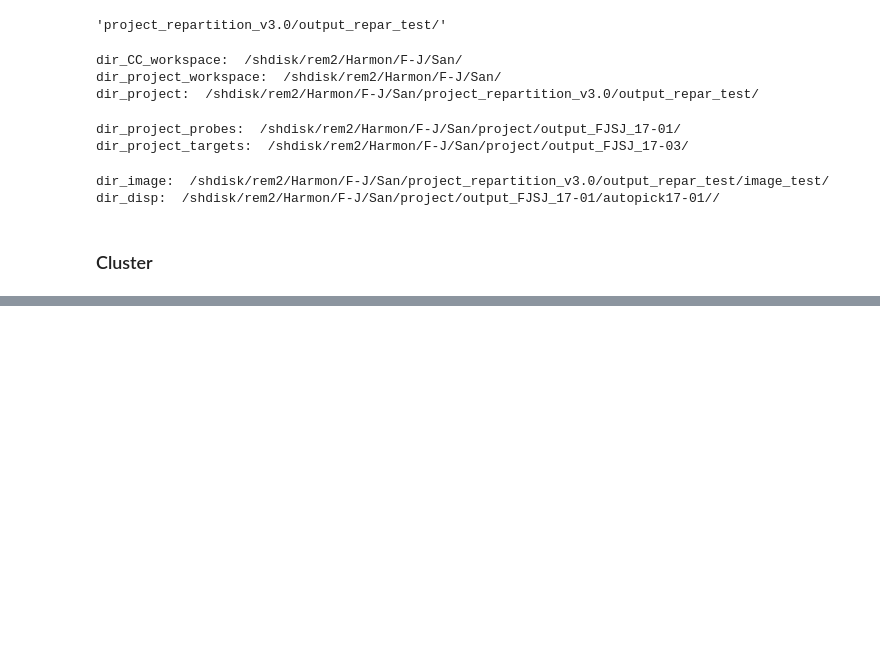
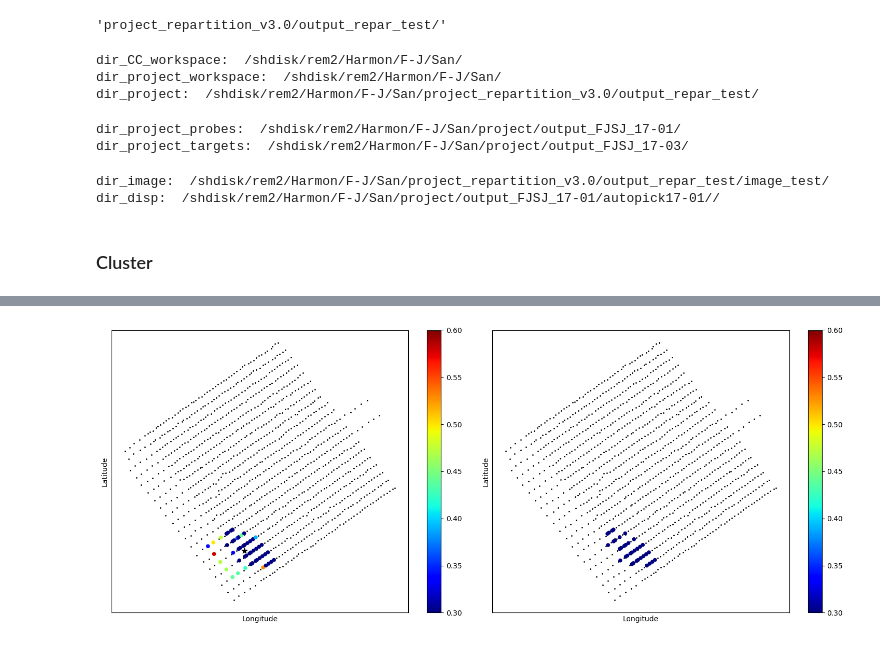
Before and after one commit to harmonsong/SGB_tomography_project, a Jupyter notebook: Codes/repar_idea_v3.0/3-2-2-1_KS-Repartition.ipynb, the cells around one changed output, grey strips where cells are left out. Cells and saved outputs as stored; diff of their text form; code cells hidden in the pictures; blank space fills up the shorter version.

```diff
--- a/Codes/repar_idea_v3.0/3-2-2-1_KS-Repartition.ipynb
+++ b/Codes/repar_idea_v3.0/3-2-2-1_KS-Repartition.ipynb
@@ -107,6 +107,7 @@ faults = np.load('clark_faults.npy', allow_pickle='TRUE').item()
 # %%
 phase_mean = info_basic_bi['phase_mean']
 ks_f_range = info_basic['ks_f_range']
+ks_f_range = [10,15]
 # %%
 def extract_probes(key_subwork):
     global dir_project
@@ -275,0 +238,4 @@ phase_percent:  52.96150928933054 %
+# %%
+probe_accept_all = {}
+lon_accept_all = {}
+lat_accept_all = {}
@@ -275,0 +267,75 @@ phase_percent:  52.96150928933054 %
+# %%
+ds_probe_all = {}
+for probe in info_basic_probes['key_subworks']:
+    file_ds = dir_project_probes  + info_basic_probes['dir_ds'] + 'ds_'+probe+'.h5'
+    ds = h5py.File(file_ds,'r')
+    ds_probe_all[probe] = ds['ds_remove'][0]
+    ds.close()
+# %%
+flag_pass = 0.3
+# %%
+target = targets[1]
+probe_accept = probe_accept_all[target]
+lon_accept = lon_accept_all[target]
+lat_accept = lat_accept_all[target]
+
+lon_centroid = np.mean(lon_accept)
+lat_centroid = np.mean(lat_accept)
+index = find_nearest(lon_centroid,lat_centroid,lon_accept,lat_accept)
+probe_ref = probe_accept[index]
+
+f_sample = np.linspace(ks_f_range[0],ks_f_range[1],200,endpoint=False)
+c_pick = {}
+for probe in probe_accept:
+    c_pick[probe] = []
+    file_ds = dir_project_probes  + info_basic_probes['dir_disp'] + 'autopick_'+probe+'.txt'
+    disp = np.loadtxt(file_ds,delimiter=',')
+    index = np.where((disp[:,0]>=ks_f_range[0]) & (disp[:,0]<=ks_f_range[1]))[0]
+    disp = disp[index,:]
+    f_this = disp[:,0]
+    c_this = disp[:,1]
+    # 生成插值函数,可以外推
+    f = interpolate.interp1d(f_this,c_this,kind='cubic')
+    c_pick[probe] = f(f_sample)
+
+f_pick_ref = np.loadtxt(dir_disp_probes+'autopick_'+probe_ref+'.txt',delimiter=',')[:,0]
+c_pick_ref0 = np.loadtxt(dir_disp_probes+'autopick_'+probe_ref+'.txt',delimiter=',')[:,1]
+f = interpolate.interp1d(f_pick_ref,c_pick_ref0,kind='cubic')
+c_pick_ref = f(f_sample)
+
+ks_p_values = []
+ks_statistic = []
+for probe in probe_accept:
+    ks_p_values.append(ks_2samp(c_pick[probe]-np.mean(c_pick[probe]),c_pick_ref-np.mean(c_pick_ref))[1])
+    ks_statistic.append(ks_2samp(c_pick[probe]-np.mean(c_pick[probe]),c_pick_ref-np.mean(c_pick_ref))[0])
+
+index_pass = np.array(ks_statistic)<flag_pass
+probe_pass = np.array(probe_accept)[index_pass]
+lon_pass = np.array(lon_accept)[index_pass]
+lat_pass = np.array(lat_accept)[index_pass]
+ks_statistic_pass = np.array(ks_statistic)[index_pass]
+
+fig = plt.figure(figsize=(15,6))
+ax = fig.add_subplot(121)
+ax.scatter(lon_all,lat_all,c='k',s=1)
+im = ax.scatter(lon_accept,lat_accept,c=ks_statistic,s=20,cmap='jet')
+ax.scatter(lon_centroid,lat_centroid,c='k',s=60,marker='*',label = 'centroid')
+plt.colorbar(im, ax=ax)
+im.set_clim(vmin=flag_pass,vmax=0.6)
+ax.set_xlabel('Longitude')
+ax.set_ylabel('Latitude')
+ax.set_xticks([])
+ax.set_yticks([])
+
+ax = fig.add_subplot(122)
+ax.scatter(lon_all,lat_all,c='k',s=1)
+im = ax.scatter(lon_pass,lat_pass,c=ks_statistic_pass,s=20,cmap='jet')
+im.set_clim(vmin=flag_pass,vmax=0.6)
+ax.set_xlabel('Longitude')
+ax.set_ylabel('Latitude')
+ax.set_xticks([])
+ax.set_yticks([])
+plt.colorbar(im, ax=ax)
+plt.tight_layout()
+# %% [output]
+[figure, added]
```
Also changed, not shown: parts of 12 cells of this notebook, 12 other files.
